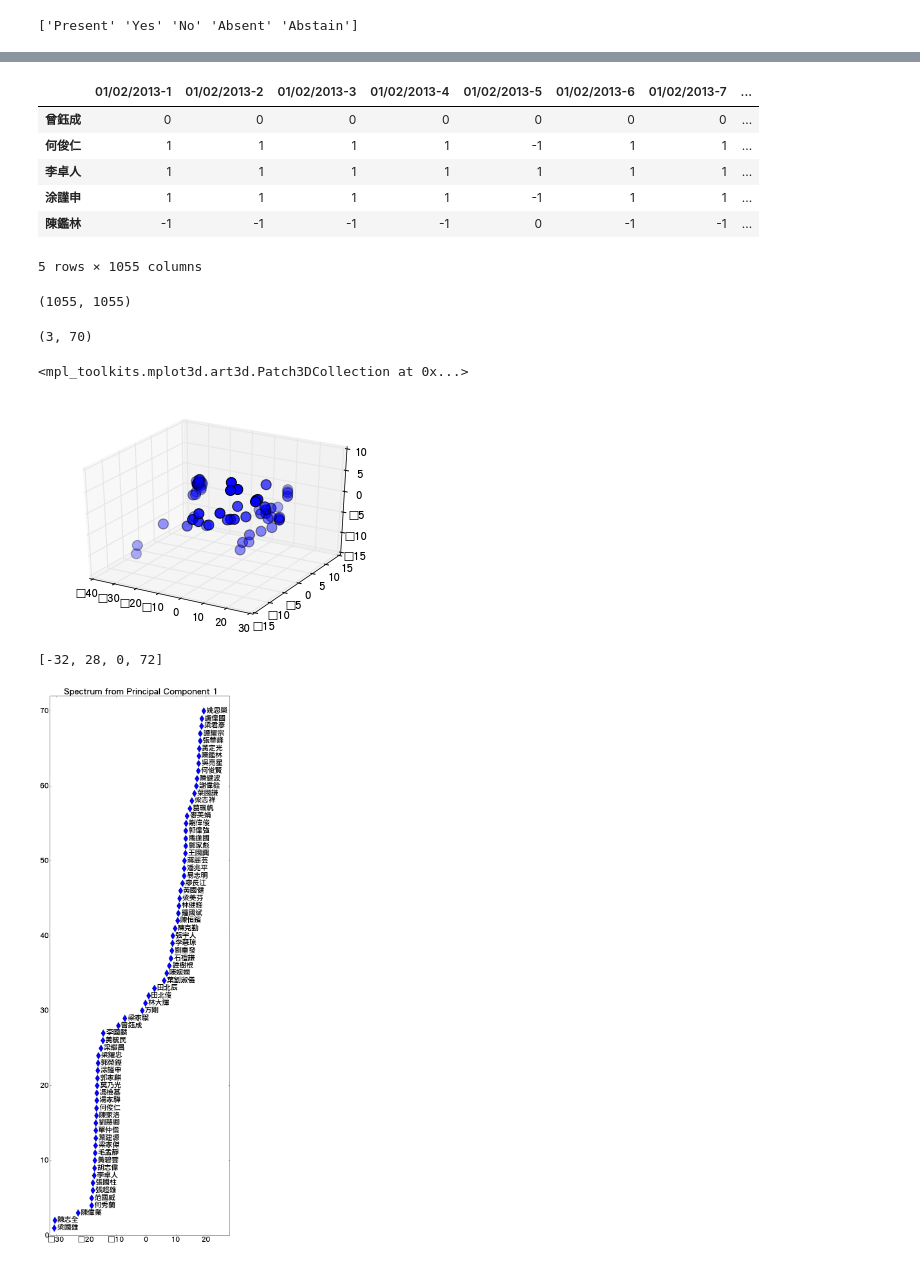
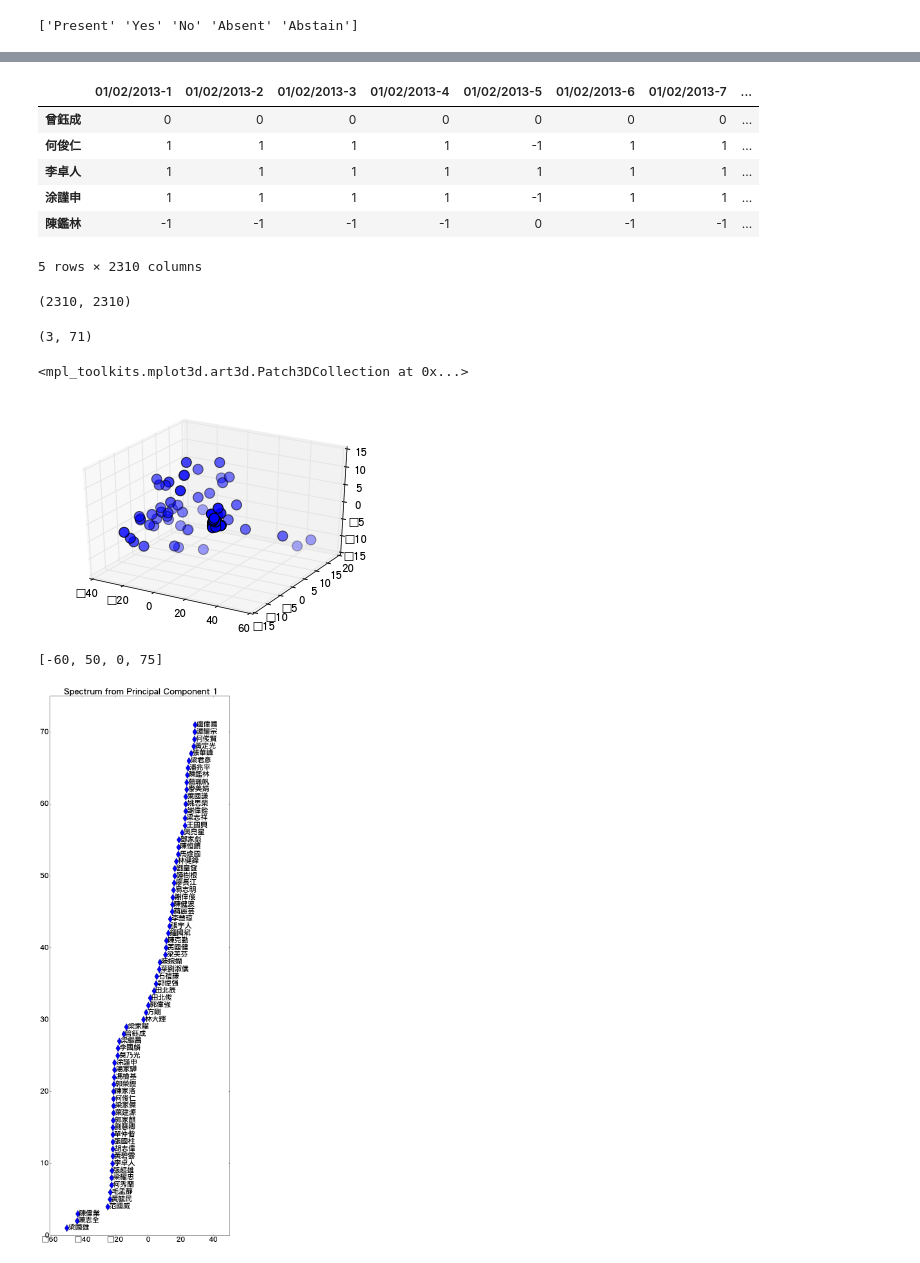
Before and after one commit to code4hk/legcohk, a Jupyter notebook: LegCoHK.ipynb, the cells around one changed output, grey strips where cells are left out. Drawn from its saved outputs; the diff is of its cells as text; code cells hidden in the pictures.

```diff
--- a/LegCoHK.ipynb
+++ b/LegCoHK.ipynb
@@ -37,7 +37,8 @@ matplotlib.rc('font', **{'sans-serif' : 'Helvetica, LiHei Pro, sans-serif', #'Ar
 # %%
 seed_pages = [
     'http://www.legco.gov.hk/general/english/counmtg/yr12-16/mtg_1213.htm',
-    'http://www.legco.gov.hk/general/english/counmtg/yr12-16/mtg_1314.htm'
+    'http://www.legco.gov.hk/general/english/counmtg/yr12-16/mtg_1314.htm',
+    'http://www.legco.gov.hk/general/english/counmtg/yr12-16/mtg_1415.htm'
 ]
 def crawl_seed(seed):
     d = pq(seed)
@@ -236,14 +242,14 @@ df_matrix[:5]
 | 李卓人 | 1 | 1 | 1 | 1 | 1 | 1 | 1 | ... |
 | 涂謹申 | 1 | 1 | 1 | 1 | -1 | 1 | 1 | ... |
 | 陳鑑林 | -1 | -1 | -1 | -1 | 0 | -1 | -1 | ... |
-5 rows × 1055 columns
+5 rows × 2310 columns
 # %%
 X = np.matrix(df_matrix.as_matrix()).astype('float')
 X = X - np.mean(X, 0)
 C = X.T * X
 print(C.shape)
 # %% [output]
-(1055, 1055)
+(2310, 2310)
 # %%
 import scipy.sparse.linalg
 PA = scipy.sparse.linalg.eigs(C, k=2, which='LM', return_eigenvectors=True)[1]
@@ -272,22 +278,24 @@ fig = plt.figure()
 ax = fig.add_subplot(111, projection='3d')
 ax.scatter(x, y, z, picker=True, s=100)
 # %% [output]
-(3, 70)
+(3, 71)
 <mpl_toolkits.mplot3d.art3d.Patch3DCollection at 0x...>
-[figure, old version]
+[figure, new version]
 # %%
 matplotlib.rcParams.update({'font.size': 22})
+
+x = -x
 
 df_pc1 = pd.DataFrame(x.flatten(), index=df_matrix.index, columns=['PC1'])
 df_pc1 = df_pc1.sort('PC1')
 fig = plt.figure(figsize=(10, 30))
 ax = fig.add_subplot(1,1,1)
 ax.plot(df_pc1['PC1'], df_pc1.rank()['PC1'], 'd', markersize=16)
 #yticks(df_pc1.rank()['PC1'], df_pc1.index)
 for (_x, _y, _s) in zip(df_pc1['PC1'], df_pc1.rank()['PC1'], df_pc1.index):
     plt.annotate(_s, (_x, _y), xytext=(_x + 1, _y - 0.2))
 plt.title('Spectrum from Principal Component 1')
-plt.axis([-32, 28, 0, 72])
+plt.axis([-60, 50, 0, 75])
 # %% [output]
-[-32, 28, 0, 72]
+[-60, 50, 0, 75]
-[figure, old version]
+[figure, new version]
```
Also changed, not shown: parts of 12 cells of this notebook.
